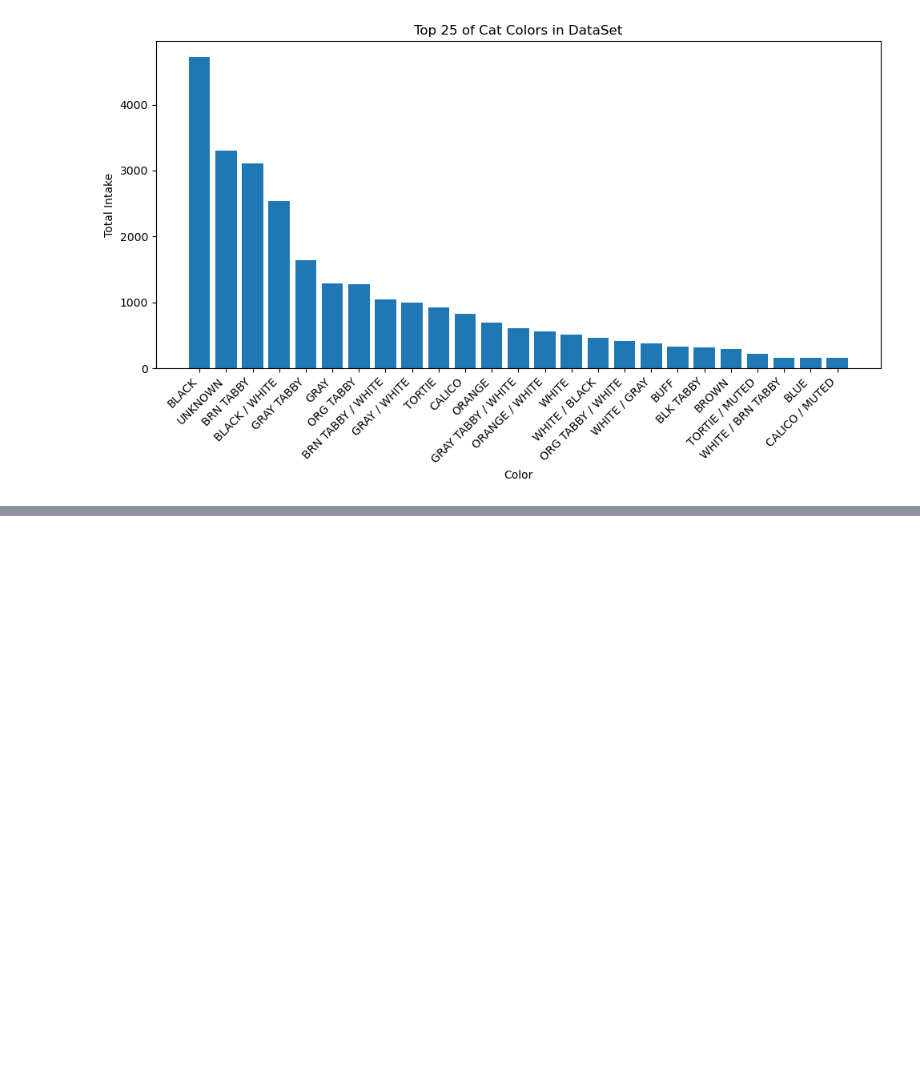
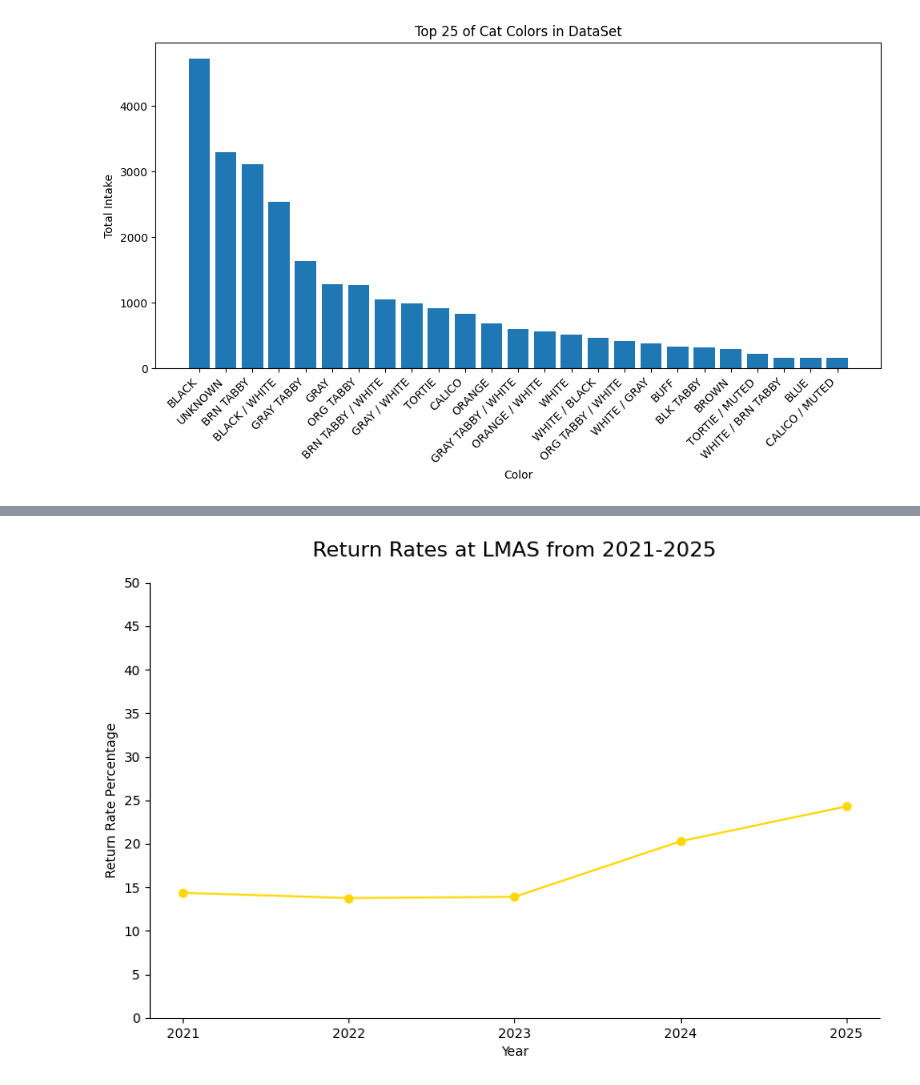
Before and after one commit to CosmicIdes/LMAS_intake_analysis, a Jupyter notebook: main.ipynb, the cells around one changed output, grey strips where cells are left out. Drawn from its saved outputs; the diff is of its cells as text; code cells hidden in the pictures; blank space fills up the shorter version.

Commit message:
Analysis of LMAS return rate added.

```diff
--- a/main.ipynb
+++ b/main.ipynb
@@ -463,0 +619,6 @@ plt.show()
+# %%
+def return_rate(year):
+    return len(filtered_intake_year_repeats(year)) / len(intake_over_year(year)) * 100
+
+return_rate_2024 = return_rate(2024)
+return_rate_2024
@@ -463,0 +650,12 @@ plt.show()
+# %%
+def get_return_rates(start, end):
+    dict_of_return_rates = {}
+    for year in range(start, end + 1):
+            rate = return_rate(year)
+            dict_of_return_rates[int(year)] = rate
+    return dict_of_return_rates
+
+return_rates_2021_2025 = get_return_rates(2021, 2025)
+
+df_return_rates = pd.DataFrame.from_dict(return_rates_2021_2025, orient='index')
+df_return_rates
@@ -463,0 +669,25 @@ plt.show()
+# %%
+import matplotlib.ticker as ticker
+
+plt.figure(figsize=(10,6))
+
+plt.plot(df_return_rates.index, df_return_rates.values, color='#ffd700', marker='o')
+
+
+plt.xlabel("Year")
+plt.ylabel("Return Rate Percentage")
+plt.title("Return Rates at LMAS from 2021-2025", fontsize=16, pad=20)
+
+
+ax = plt.gca()
+ax.spines["top"].set_visible(False)
+ax.spines["right"].set_visible(False)
+ax.xaxis.set_major_locator(ticker.MultipleLocator(base=1.0))
+ax.yaxis.set_major_locator(ticker.MultipleLocator(base=5.0))
+
+
+plt.ylim(0, 50)
+
+plt.show()
+# %% [output]
+[figure, added]
```
Also changed, not shown: parts of 19 cells of this notebook.
